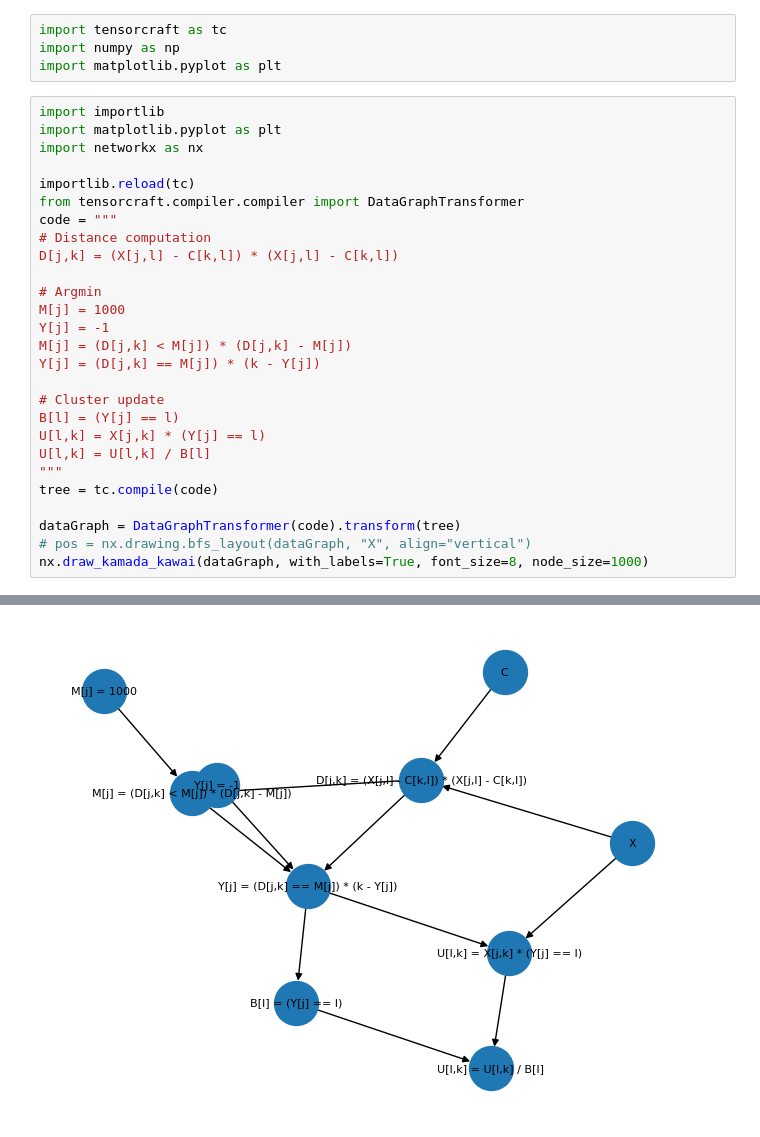
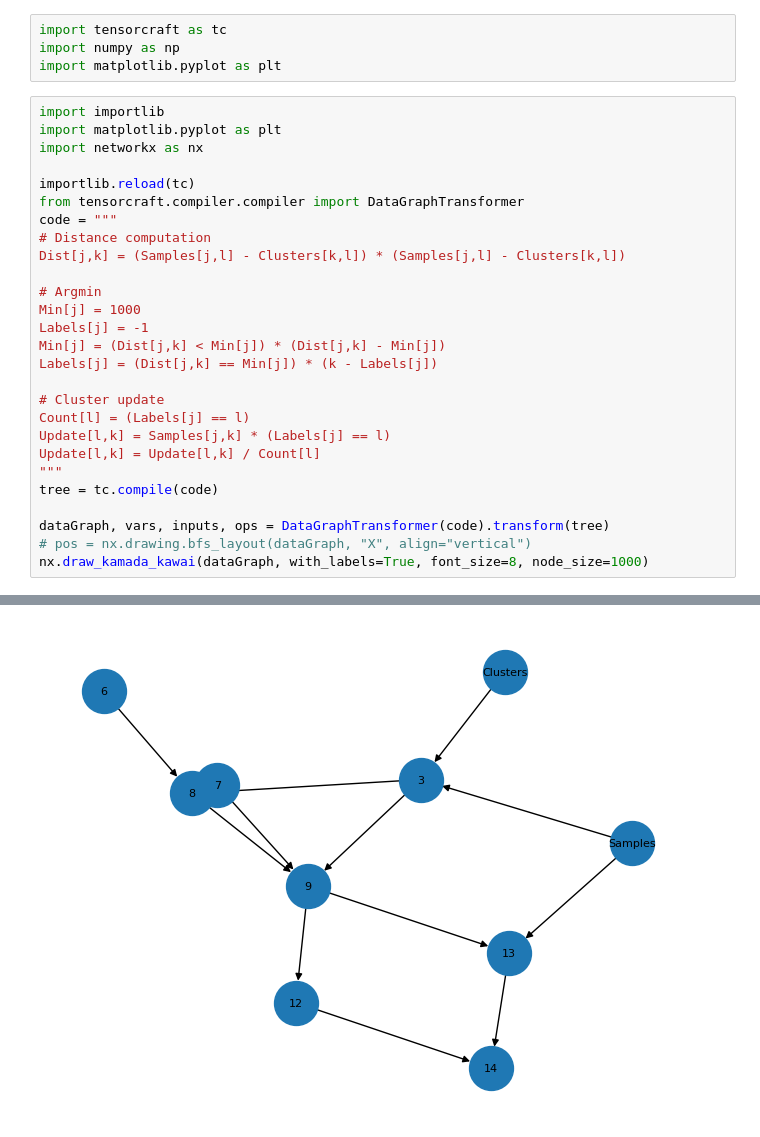
Before and after one commit to Helmholtz-AI-Energy/tensorcraft, a Jupyter notebook: notebooks/compiler_basics.ipynb, the cells around one changed output, grey strips where cells are left out. Cells and saved outputs as stored; diff of their text form.

```diff
--- a/notebooks/compiler_basics.ipynb
+++ b/notebooks/compiler_basics.ipynb
@@ -11,22 +11,22 @@ importlib.reload(tc)
 from tensorcraft.compiler.compiler import DataGraphTransformer
 code = """
 # Distance computation
-D[j,k] = (X[j,l] - C[k,l]) * (X[j,l] - C[k,l])
+Dist[j,k] = (Samples[j,l] - Clusters[k,l]) * (Samples[j,l] - Clusters[k,l])
 
 # Argmin
-M[j] = 1000
-Y[j] = -1
-M[j] = (D[j,k] < M[j]) * (D[j,k] - M[j])
-Y[j] = (D[j,k] == M[j]) * (k - Y[j])
+Min[j] = 1000
+Labels[j] = -1
+Min[j] = (Dist[j,k] < Min[j]) * (Dist[j,k] - Min[j])
+Labels[j] = (Dist[j,k] == Min[j]) * (k - Labels[j])
 
 # Cluster update
-B[l] = (Y[j] == l)
-U[l,k] = X[j,k] * (Y[j] == l)
-U[l,k] = U[l,k] / B[l]
+Count[l] = (Labels[j] == l)
+Update[l,k] = Samples[j,k] * (Labels[j] == l)
+Update[l,k] = Update[l,k] / Count[l]
 """
 tree = tc.compile(code)
 
-dataGraph = DataGraphTransformer(code).transform(tree)
+dataGraph, vars, inputs, ops = DataGraphTransformer(code).transform(tree)
 # pos = nx.drawing.bfs_layout(dataGraph, "X", align="vertical")
 nx.draw_kamada_kawai(dataGraph, with_labels=True, font_size=8, node_size=1000)
 # %% [output]
@@ -41,4 +33,4 @@ nx.draw_kamada_kawai(dataGraph, with_labels=True, font_size=8, node_size=1000)
-[figure, old version]
+[figure, new version]
 # %%
 
 import importlib
```
Also changed, not shown: parts of 2 cells of this notebook, 4 other files.
